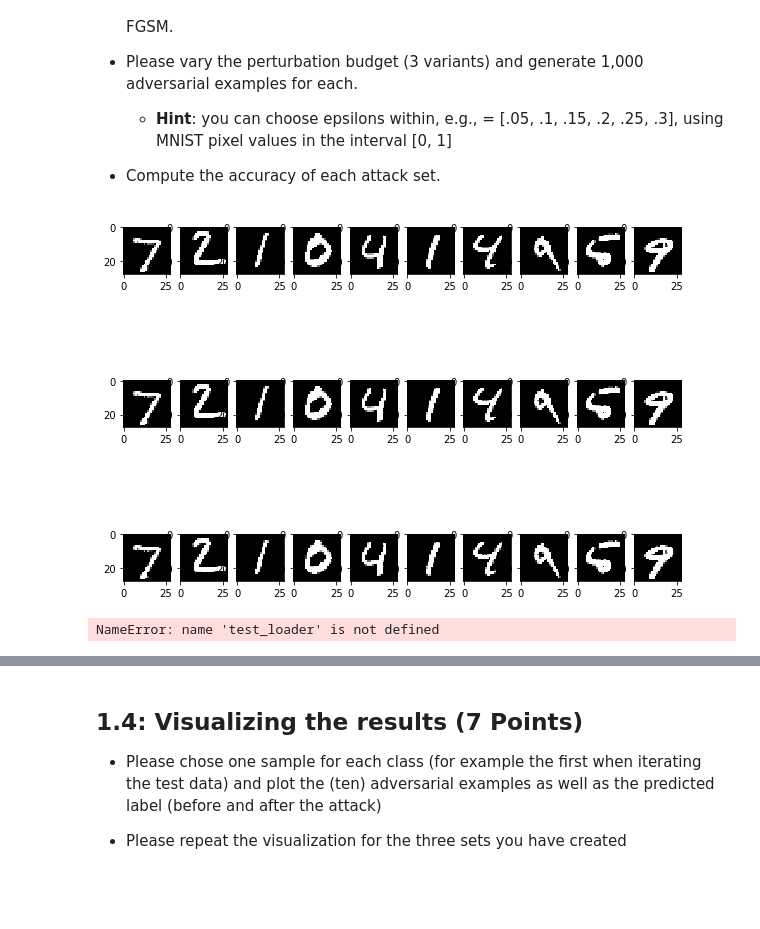
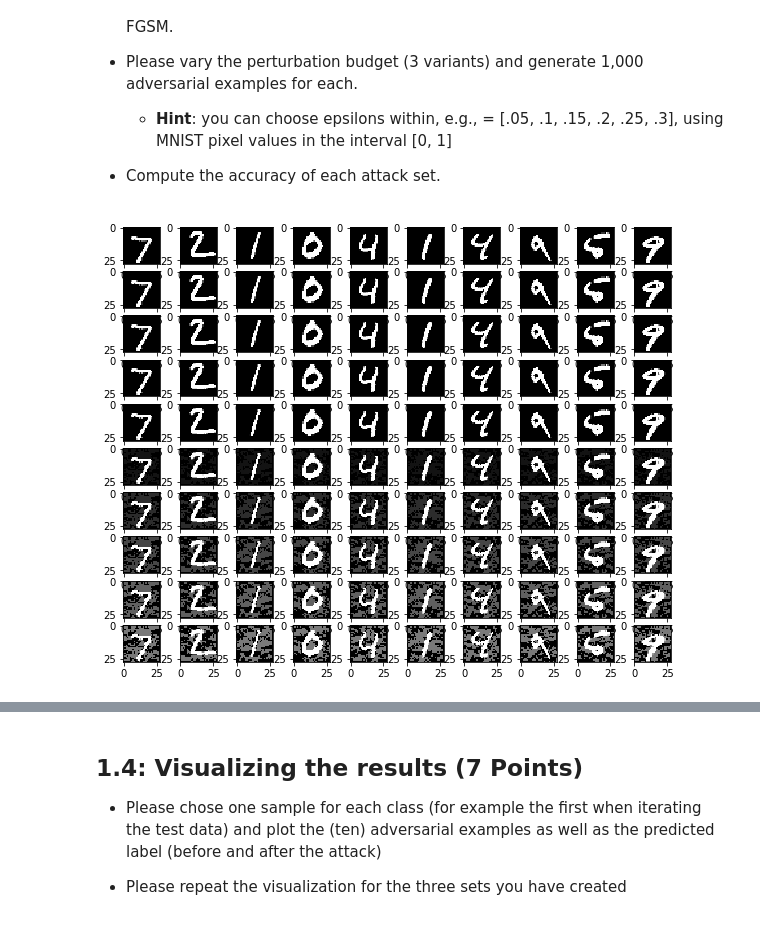
Before and after one commit to MaLoefUDS/MachineLearningInCybersecurity, a Jupyter notebook: task02/2021_11_12_Task_02.ipynb, the cells around one changed output, grey strips where cells are left out. Cells and saved outputs as stored; diff of their text form; code cells hidden in the pictures; blank space fills up the shorter version.

```diff
--- a/task02/2021_11_12_Task_02.ipynb
+++ b/task02/2021_11_12_Task_02.ipynb
@@ -234,28 +234,40 @@ def create_adversarials(loader, pertubation):
         output.append(FGSM(X, pertubation, grad))
     return output
 # %%
-# creating 10_000 adversarial images in 4 different levels of pertubation
+# creating 1_000 adversarial images in 10 different levels of pertubation
 
-pertubations = [.05, .1, .25]
+pertubations = [0.05, 0.1, 0.2, 0.3, 0.4, 0.5, 0.6, 0.7, 0.8, 0.9]
 
-loader = DataLoader(test_dataset, shuffle=False, batch_size=1)
+sets = Subset(test_dataset, np.arange(1000))
+
+loader = DataLoader(sets, shuffle=False, batch_size=1)
 advs = [create_adversarials(loader, p) for p in pertubations]
 # %%
-# visualize adversarial images. Same 10 images with different pertubation levels
+# visualize adversarial images. Same 10 images with different pertubation levels.
+# we decided on using 10 versions to better visualize the gradial decent.
 
-rows, cols = 3, 10
+rows, cols = 10, 10
 fig, ax = plt.subplots(nrows=rows, ncols=cols)
 
 for i in range(rows):
     for j in range(cols):
         ax[i][j].imshow(advs[i][j].detach().numpy()[0][0])
 
 plt.savefig('fig1.pdf')
 plt.show()
 # %% [output]
-[figure, old version]
+[figure, new version]
 # %%
 # Here we visualize the accuracy achieved by the NN on our sets
 # first we create new loaders from our lists of adversarial images
+
+
+loaders = [[], [], [], [], [], [], [], [], [], []]
+
+labels = test_loader.dataset.test_labels
+
+for i in range(len(advs[0])):
+    for idx, loader in enumerate(loaders):
+        loader.append((advs[idx][i][0], labels[i]))
+
+loaders = [DataLoader(loaders[idx], shuffle=False, batch_size=batch_size_test) for idx in range(len(loaders))]
-# %% [output]
-NameError: name 'test_loader' is not defined
```
Also changed, not shown: parts of 3 cells of this notebook.
